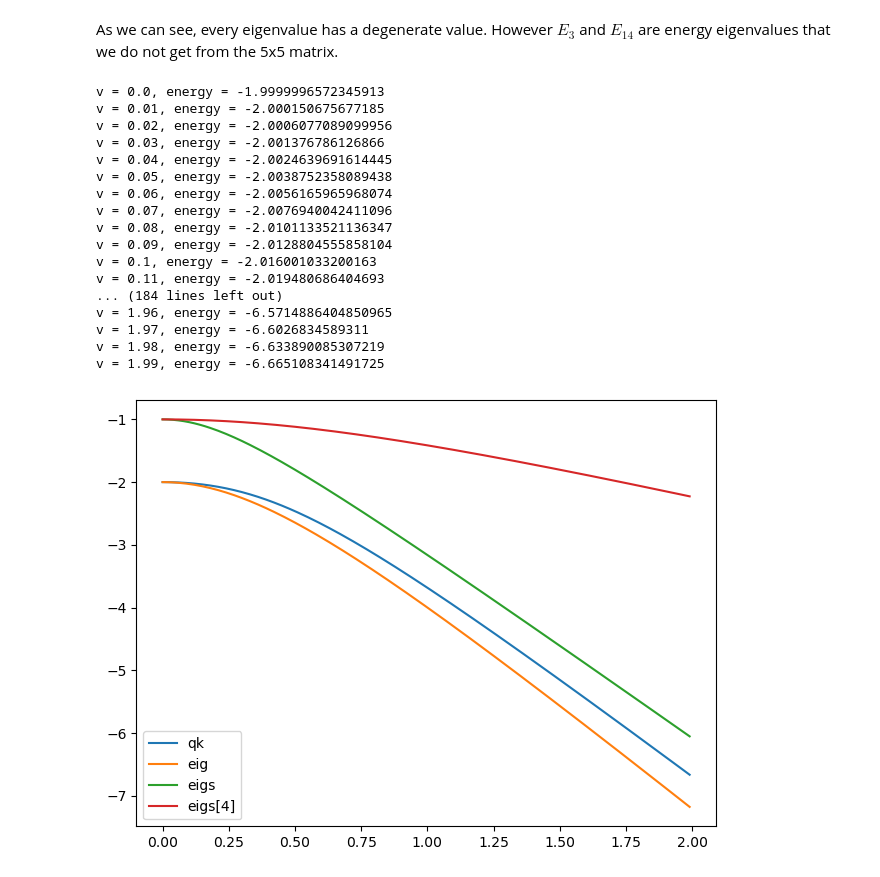
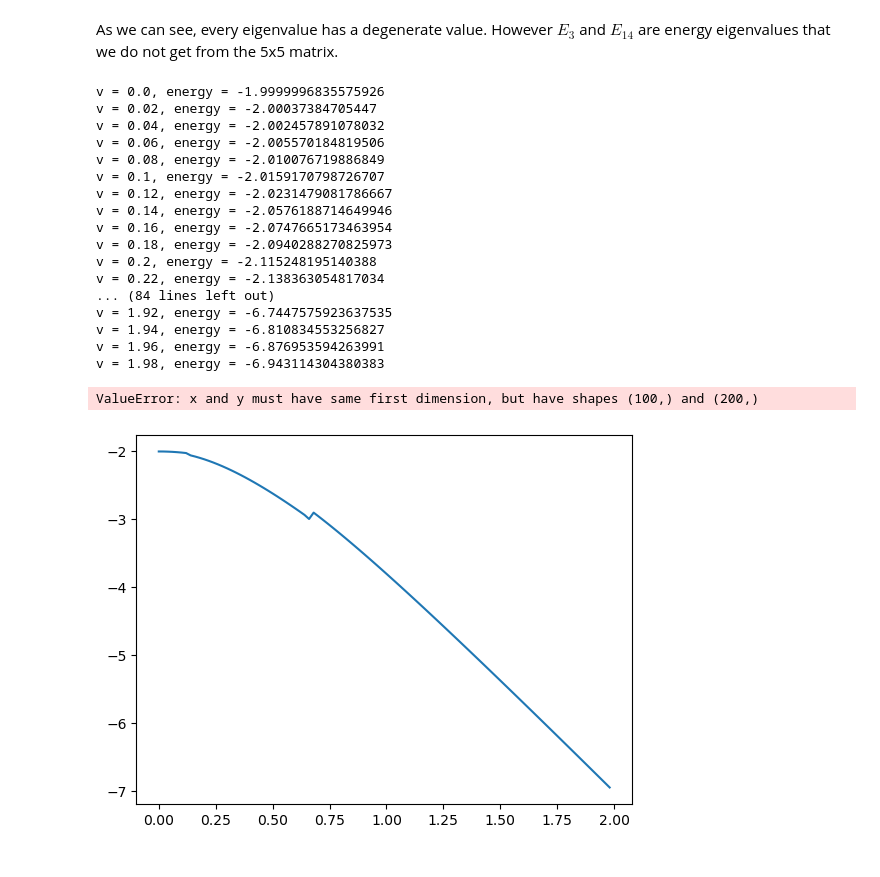
Before and after one commit to moyasui/vqe-solver, a Jupyter notebook: src/vqe-lipkin.ipynb, the cells around one changed output. Cells and saved outputs as stored; diff of their text form; code cells hidden in the pictures.

```diff
--- a/src/vqe-lipkin.ipynb
+++ b/src/vqe-lipkin.ipynb
@@ -345,9 +300,10 @@ plot_2D(vs/n_points, [energies, eigs[0], my_energies], plot_count=3, title="Grou
 # H(0)
 
 def my_H(v):
+
     x_coeff = -v/2
     y_coeff = v/2
-    return pauli_sum([('ZIII', 0.5), ('IZII', 0.5), ('IIZI', 0.5), ('IIIZ', 0.5), # all 1 qubit combinations
+    return pauli_sum([('ZIII', z_coeff), ('IZII', z_coeff), ('IIZI', z_coeff), ('IIIZ', z_coeff), # all 1 qubit combinations
                       ('XXII', x_coeff), ('XIXI', x_coeff), ('XIIX', x_coeff), ('IXXI', x_coeff), ('IXIX', x_coeff), ('IIXX', x_coeff), # all 2 qubit combinations
                       ('YYII', y_coeff), ('YIYI', y_coeff), ('YIIY', y_coeff), ('IYYI', y_coeff), ('IYIY', y_coeff), ('IIYY', y_coeff)])
 
@@ -371,7 +327,7 @@ array([[ 2.+0.j,  0.+0.j,  0.+0.j,  0.+0.j,  0.+0.j,  0.+0.j,  0.+0.j,
          0.+0.j,  0.+0.j,  0.+0.j,  0.+0.j,  0.+0.j,  0.+0.j,  0.+0.j,
          0.+0.j, -2.+0.j]])
 # %%
-vs = np.arange(0, 2, 0.01)
+vs = np.arange(0, 2, 0.02)
 eigs = np.zeros((16, len(vs)))
 
 
@@ -423,10 +365,33 @@ def H(v):
+# %%
+def prep_vqe(n, reps=1):
+    '''input:
+        n: int, number of qubits'''
+    adam = ADAM(maxiter = 10000)
+    slsqp = SLSQP(maxiter = 10000)
+    cobyla = COBYLA(maxiter = 500)
+    # backend = Aer.get_backend('qasm_simulator')
+    estimator = Estimator()
+    ansatz = TwoLocal(n, ['rx', 'ry'], 'cx', reps=reps, entanglement='full')
+    vqe = VQE(ansatz=ansatz,
+              optimizer=slsqp,
+              initial_point=np.random.uniform(low=-np.pi, high=np.pi, size=2 * n * (reps+1)),
+              estimator=estimator)
+
+    return vqe
+
+def H(v):
+    x_coeff = -v/2
+    y_coeff = v/2
+    return PauliSumOp.from_list([('ZIII', z_coeff), ('IZII',z_coeff), ('IIZI', z_coeff), ('IIIZ', z_coeff), # all 1 qubit combinations
+                      ('XXII', x_coeff), ('XIXI', x_coeff), ('XIIX', x_coeff), ('IXXI', x_coeff), ('IXIX', x_coeff), ('IIXX', x_coeff), # all 2 qubit combinations
+                      ('YYII', y_coeff), ('YIYI', y_coeff), ('YIIY', y_coeff), ('IYYI', y_coeff), ('IYIY', y_coeff), ('IIYY', y_coeff)])
 # %%
 
 n_qubits=4
 
-vs = np.arange(0,2,0.01) # rmb to divide when used
+vs = np.arange(0,2,0.02) # rmb to divide when used
 n_points=len(vs)
-vqe = prep_vqe(n_qubits)
+vqe = prep_vqe(n_qubits, reps=2)
 energies = np.zeros(n_points) # containers for the energies
 
 for i, v in enumerate(vs):
@@ -436,27 +401,30 @@ for i, v in enumerate(vs):
     energies[i] = result.eigenvalue.real
     print(f'v = {v}, energy = {result.eigenvalue.real}')
 # %% [output]
-v = 0.0, energy = -1.9999996572345913
-v = 0.01, energy = -2.000150675677185
-v = 0.02, energy = -2.0006077089099956
-v = 0.03, energy = -2.001376786126866
-v = 0.04, energy = -2.0024639691614445
-v = 0.05, energy = -2.0038752358089438
-v = 0.06, energy = -2.0056165965968074
-v = 0.07, energy = -2.0076940042411096
-v = 0.08, energy = -2.0101133521136347
-v = 0.09, energy = -2.0128804555858104
-v = 0.1, energy = -2.016001033200163
-v = 0.11, energy = -2.019480686404693
-... (184 lines left out)
-v = 1.96, energy = -6.5714886404850965
-v = 1.97, energy = -6.6026834589311
-v = 1.98, energy = -6.633890085307219
-v = 1.99, energy = -6.665108341491725
+v = 0.0, energy = -1.9999996835575926
+v = 0.02, energy = -2.00037384705447
+v = 0.04, energy = -2.002457891078032
+v = 0.06, energy = -2.005570184819506
+v = 0.08, energy = -2.010076719886849
+v = 0.1, energy = -2.0159170798726707
+v = 0.12, energy = -2.0231479081786667
+v = 0.14, energy = -2.0576188714649946
+v = 0.16, energy = -2.0747665173463954
+v = 0.18, energy = -2.0940288270825973
+v = 0.2, energy = -2.115248195140388
+v = 0.22, energy = -2.138363054817034
+... (84 lines left out)
+v = 1.92, energy = -6.7447575923637535
+v = 1.94, energy = -6.810834553256827
+v = 1.96, energy = -6.876953594263991
+v = 1.98, energy = -6.943114304380383
 # %%
-plot_2D(vs, [energies,eigs[0],eigs[1], eigs[2]], plot_count=4, label=['qk', 'eig' ,'eigs', 'eigs[4]'])
-plt.show()
+plot_2D(vs, [energies,eigs[0],eigs[1], eigs[2]], plot_count=4,
+        x_title='v', y_title='Eigenvalues', title='Eigenvalues for J=2 with qiskit',
+        label=['vqe-qk', 'eig' ,'eigs', 'eigs[4]'], filename='lipkin-4.pdf')
+# plt.show()
 # %% [output]
+ValueError: x and y must have same first dimension, but have shapes (100,) and (200,)
-[figure, old version]
+[figure, new version]
 # %%
 def my_ansatz(params):
```
Also changed, not shown: parts of 20 cells of this notebook, 4 other files.
